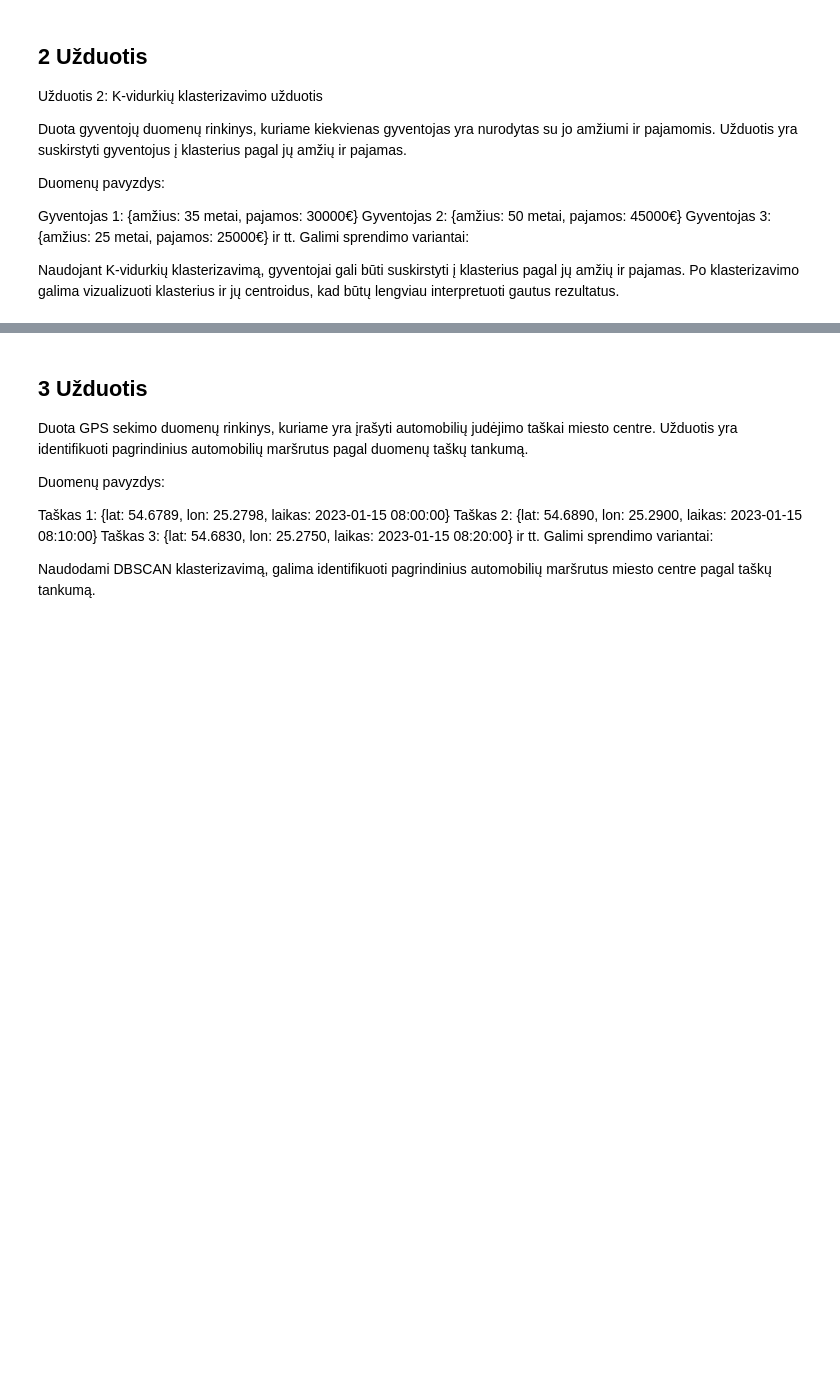
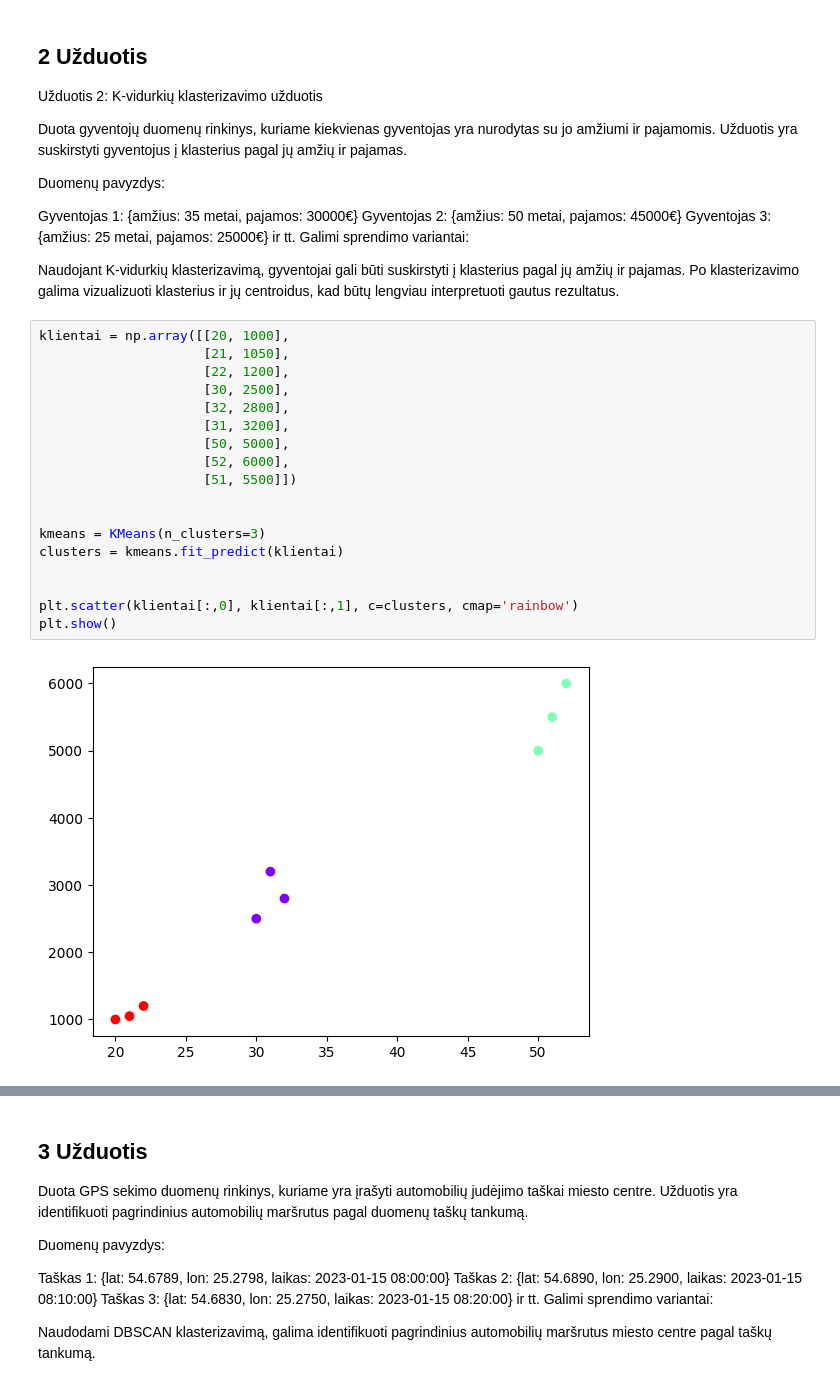
Before and after one commit to ana21o/Duomenu_mokslas, a Jupyter notebook: 39_paskaita/uzduotys.ipynb, the cells around one changed output, grey strips where cells are left out. Saved outputs shown, nothing was run; the diff lists cells and outputs as text; blank space fills up the shorter version.

```diff
--- a/39_paskaita/uzduotys.ipynb
+++ b/39_paskaita/uzduotys.ipynb
@@ -58,6 +106,26 @@ Galimi sprendimo variantai:
 
 Naudojant K-vidurkių klasterizavimą, gyventojai gali būti suskirstyti į klasterius pagal jų amžių ir pajamas.
 Po klasterizavimo galima vizualizuoti klasterius ir jų centroidus, kad būtų lengviau interpretuoti gautus rezultatus.
+# %%
+klientai = np.array([[20, 1000],
+                     [21, 1050],
+                     [22, 1200],
+                     [30, 2500],
+                     [32, 2800],
+                     [31, 3200],
+                     [50, 5000],
+                     [52, 6000],
+                     [51, 5500]])
+
+
+kmeans = KMeans(n_clusters=3)
+clusters = kmeans.fit_predict(klientai)
+
+
+plt.scatter(klientai[:,0], klientai[:,1], c=clusters, cmap='rainbow')
+plt.show()
+# %% [output]
+[figure, added]
 # %%
 data = pd.read_csv('gyventojai.csv')
 
```
Also changed, not shown: parts of 7 cells of this notebook, 6 other files.
